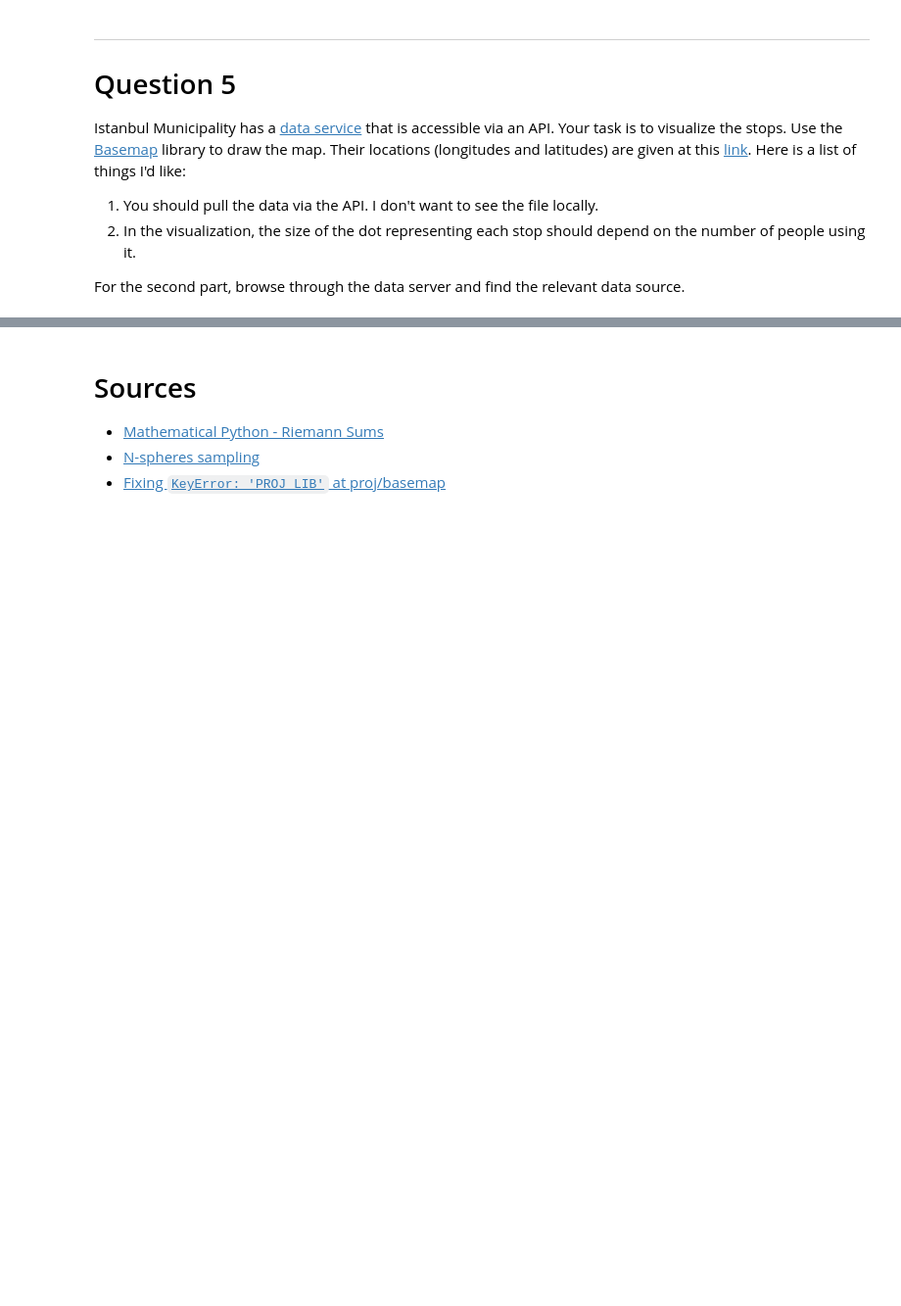
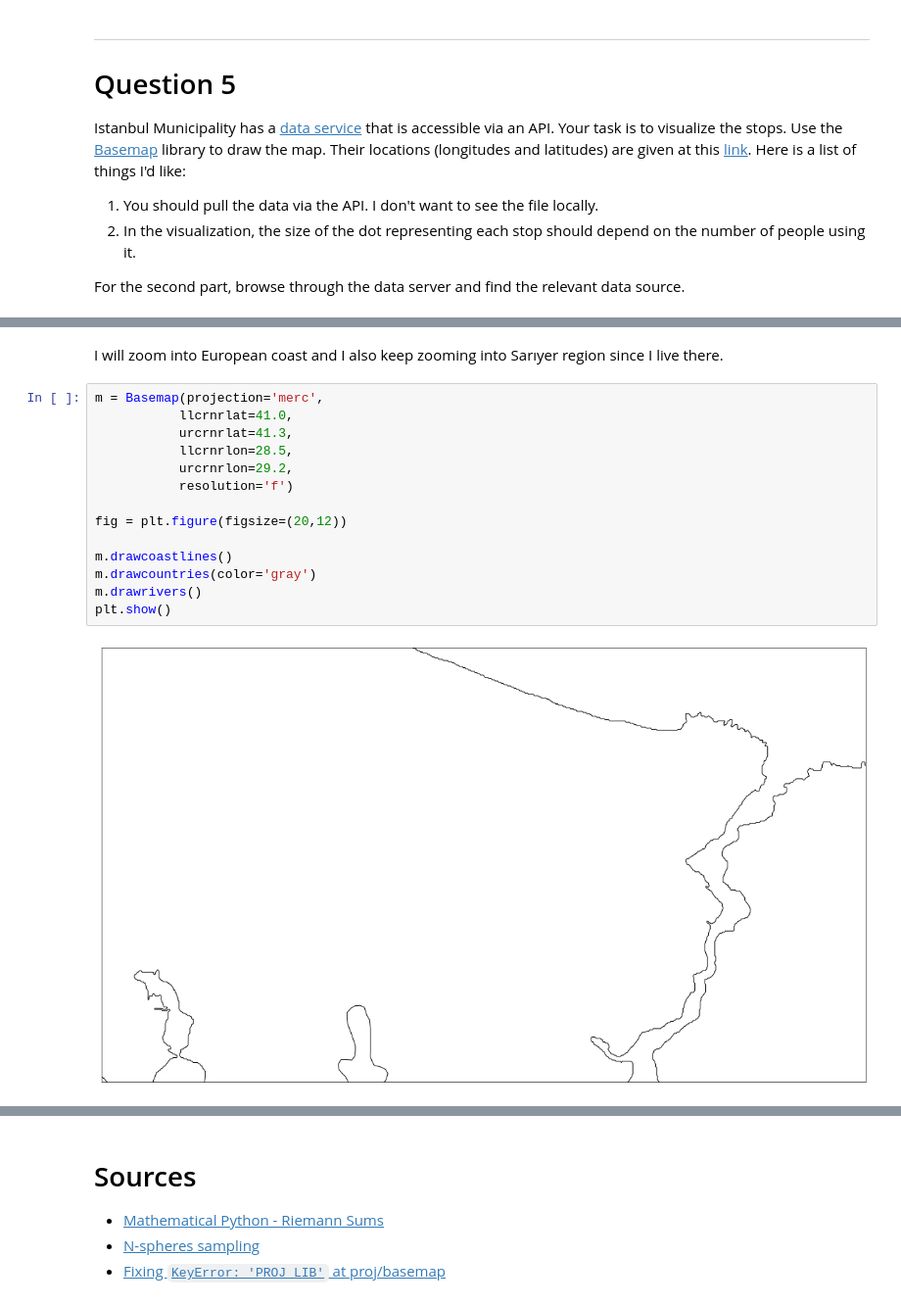
Before and after one commit to cemsanga/MAT555E_Assignments, a Jupyter notebook: HW1_CemS.ipynb, the cells around one changed output, grey strips where cells are left out. Shown: that part at 98% size. Cells and saved outputs as stored; diff of their text form; blank space fills up the shorter version.

```diff
--- a/HW1_CemS.ipynb
+++ b/HW1_CemS.ipynb
@@ -206,0 +230,18 @@ data
+# %% [markdown]
+I will zoom into European coast and I also keep zooming into Sarıyer region since I live there.
+# %%
+m = Basemap(projection='merc',
+           llcrnrlat=41.0,
+           urcrnrlat=41.3,
+           llcrnrlon=28.5,
+           urcrnrlon=29.2,
+           resolution='f')
+
+fig = plt.figure(figsize=(20,12))
+
+m.drawcoastlines()
+m.drawcountries(color='gray')
+m.drawrivers()
+plt.show()
+# %% [output]
+[figure, added]
```
Also changed, not shown: parts of 5 cells of this notebook.
